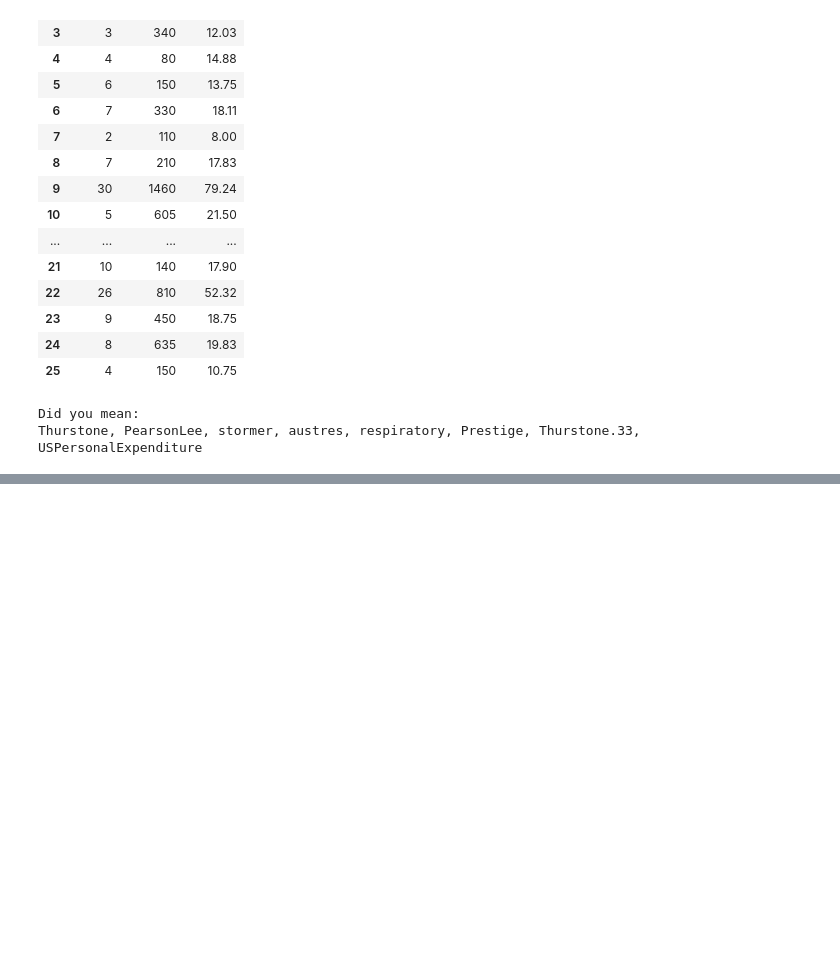
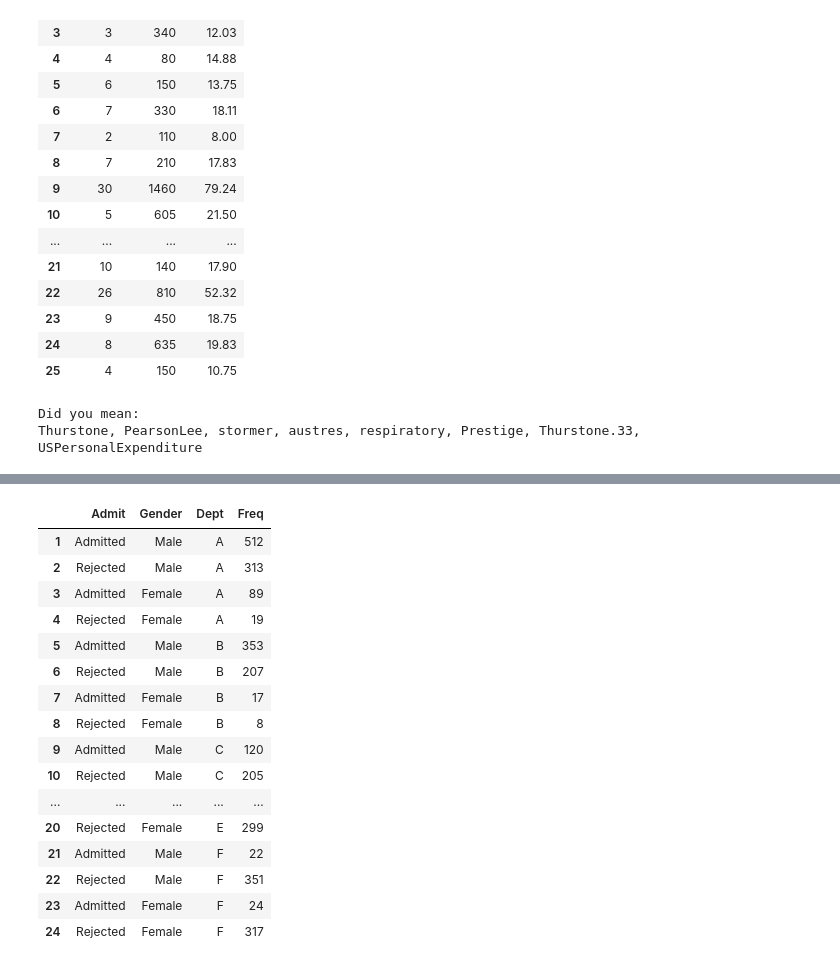
Before and after one commit to NSharick/python-practice, a Jupyter notebook: practice_datasets_tableau.ipynb, the cells around one changed output, grey strips where cells are left out. Saved outputs shown, nothing was run; the diff lists cells and outputs as text; code cells hidden in the pictures; blank space fills up the shorter version.

```diff
--- a/practice_datasets_tableau.ipynb
+++ b/practice_datasets_tableau.ipynb
@@ -136,0 +137,21 @@ nhtemp
+# %%
+berk = data('UCBAdmissions')
+berk
+# %% [output]
+|  | Admit | Gender | Dept | Freq |
+| 1 | Admitted | Male | A | 512 |
+| 2 | Rejected | Male | A | 313 |
+| 3 | Admitted | Female | A | 89 |
+| 4 | Rejected | Female | A | 19 |
+| 5 | Admitted | Male | B | 353 |
+| 6 | Rejected | Male | B | 207 |
+| 7 | Admitted | Female | B | 17 |
+| 8 | Rejected | Female | B | 8 |
+| 9 | Admitted | Male | C | 120 |
+| 10 | Rejected | Male | C | 205 |
+| ... | ... | ... | ... | ... |
+| 20 | Rejected | Female | E | 299 |
+| 21 | Admitted | Male | F | 22 |
+| 22 | Rejected | Male | F | 351 |
+| 23 | Admitted | Female | F | 24 |
+| 24 | Rejected | Female | F | 317 |
```
Also changed, not shown: parts of 12 cells of this notebook.
